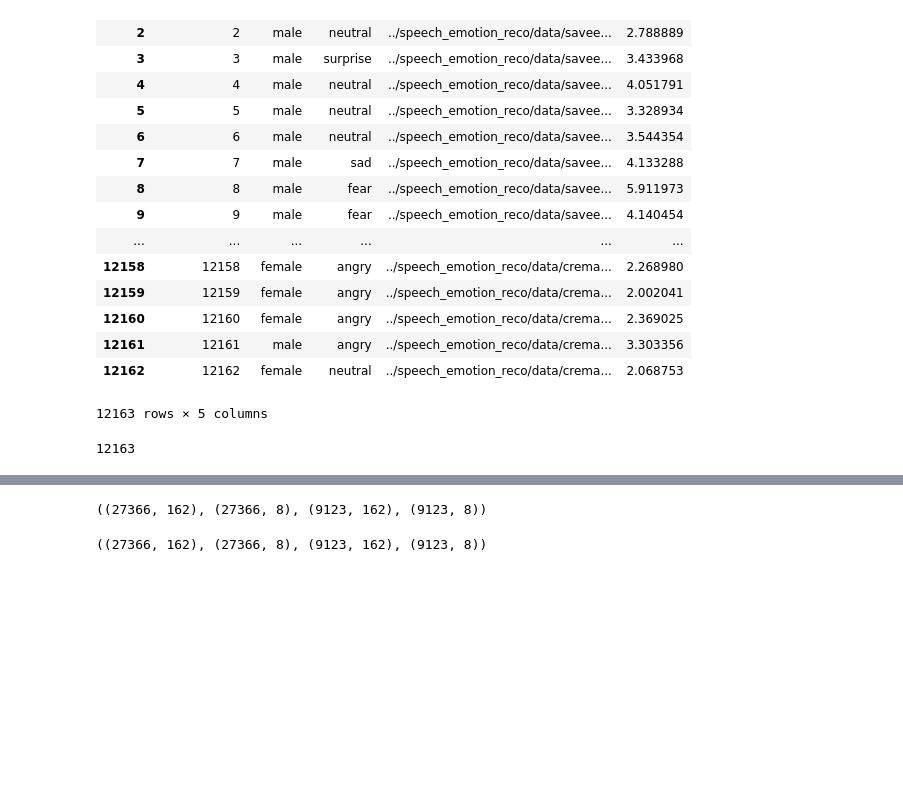
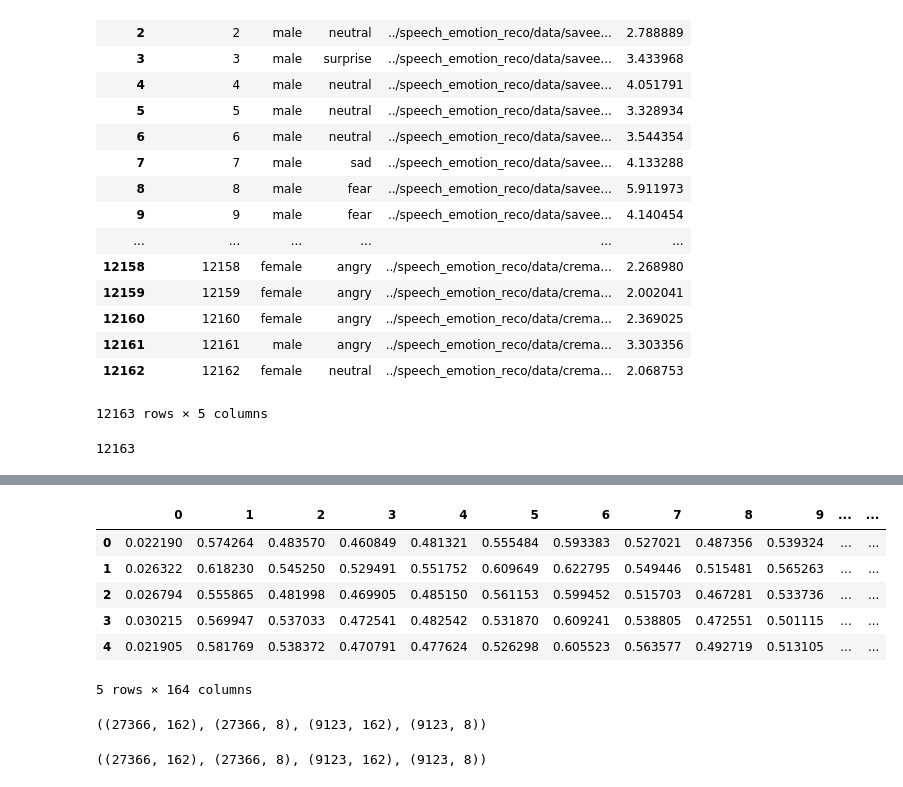
Before and after one commit to caronarthur/ai-motion, a Jupyter notebook: notebooks/Arthur-model.ipynb, the cells around one changed output, grey strips where cells are left out. Drawn from its saved outputs; the diff is of its cells as text; code cells hidden in the pictures; blank space fills up the shorter version.

```diff
--- a/notebooks/Arthur-model.ipynb
+++ b/notebooks/Arthur-model.ipynb
@@ -232 +209,11 @@ Features.head()
 5 rows × 163 columns
+# %%
+Features.head()
+# %% [output]
+|  | 0 | 1 | 2 | 3 | 4 | 5 | 6 | 7 | 8 | 9 | ... | ... |
+| 0 | 0.022190 | 0.574264 | 0.483570 | 0.460849 | 0.481321 | 0.555484 | 0.593383 | 0.527021 | 0.487356 | 0.539324 | ... | ... |
+| 1 | 0.026322 | 0.618230 | 0.545250 | 0.529491 | 0.551752 | 0.609649 | 0.622795 | 0.549446 | 0.515481 | 0.565263 | ... | ... |
+| 2 | 0.026794 | 0.555865 | 0.481998 | 0.469905 | 0.485150 | 0.561153 | 0.599452 | 0.515703 | 0.467281 | 0.533736 | ... | ... |
+| 3 | 0.030215 | 0.569947 | 0.537033 | 0.472541 | 0.482542 | 0.531870 | 0.609241 | 0.538805 | 0.472551 | 0.501115 | ... | ... |
+| 4 | 0.021905 | 0.581769 | 0.538372 | 0.470791 | 0.477624 | 0.526298 | 0.605523 | 0.563577 | 0.492719 | 0.513105 | ... | ... |
+5 rows × 164 columns
```
Also changed, not shown: parts of 13 cells of this notebook, 3 other files.
